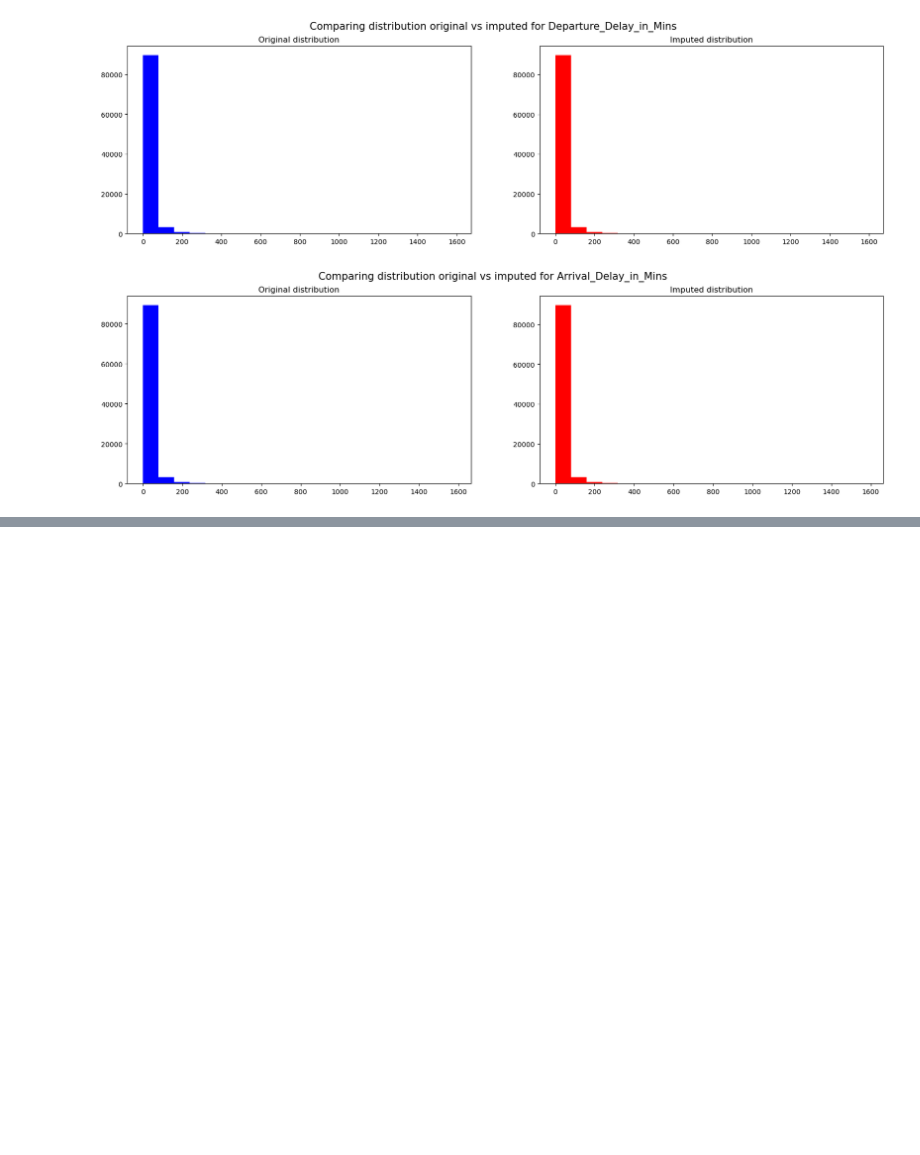
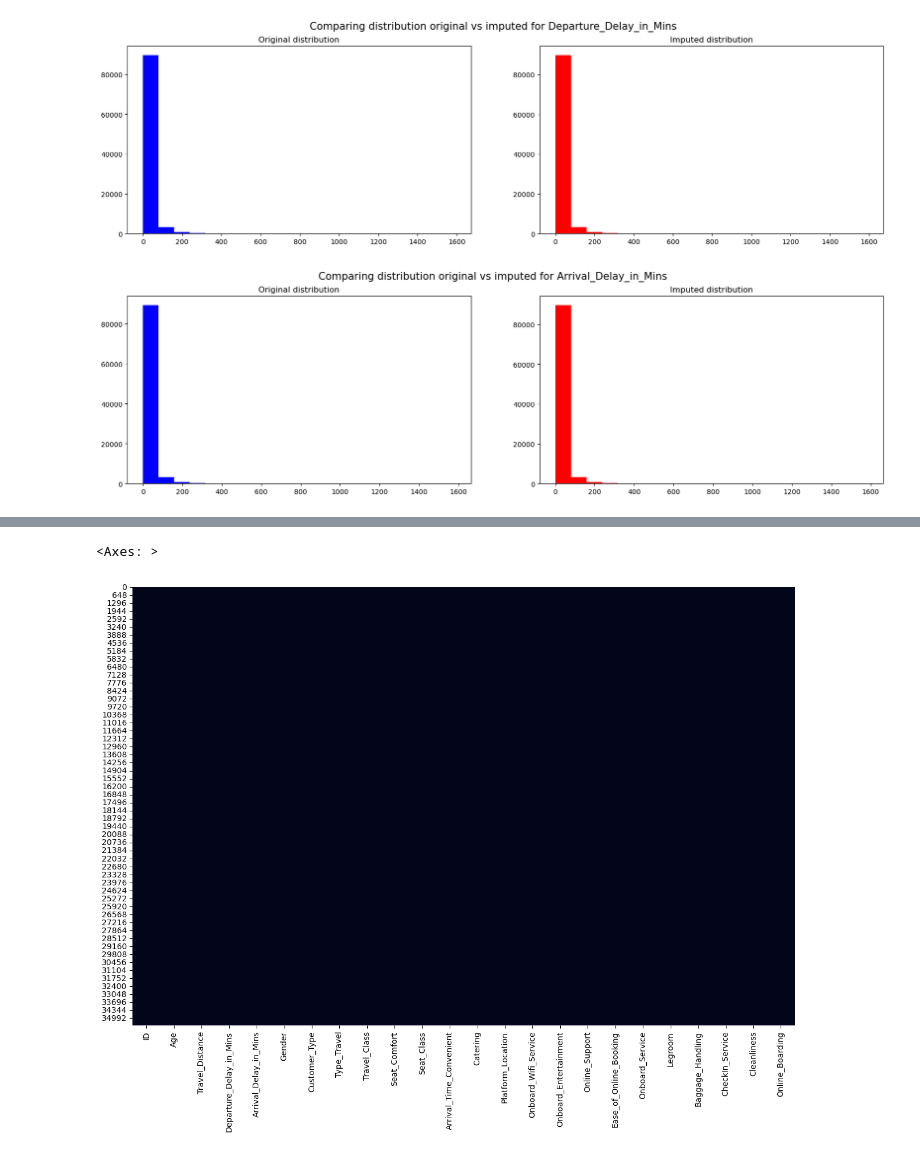
Before and after one commit to contreras-juan/kinki_adsp, a Jupyter notebook: notebooks/0_EDA/1_EDA_dani.ipynb, the cells around one changed output, grey strips where cells are left out. Drawn from its saved outputs; the diff is of its cells as text; code cells hidden in the pictures; blank space fills up the shorter version.

```diff
--- a/notebooks/0_EDA/1_EDA_dani.ipynb
+++ b/notebooks/0_EDA/1_EDA_dani.ipynb
@@ -417,4 +449,9 @@ plot_categorical_distribution(df, mode_imputed_data, categorical_columns_to_plot
 ... (5 outputs left out)
+# %%
+categorical_columns_test = categorical_columns
+categorical_columns_test.remove('Overall_Experience')
 # %%
-imputed_df = pd.merge(mean_imputed_data[['ID'] + numerical_columns], mode_imputed_data[['ID'] + categorical_columns], on='ID')
+imputed_df = pd.merge(mean_imputed_data[['ID', 'Overall_Experience'] + numerical_columns], cat_imputed_data[['ID'] + categorical_columns], on='ID')
+imputed_test_df = pd.merge(mean_imputed_data_test[['ID'] + numerical_columns],
+                           cat_imputed_data_test[['ID'] + categorical_columns_test], on='ID')
 # %%
@@ -442 +499,7 @@ sns.heatmap(imputed_df.isnull(), cbar=False)
+# %%
+plt.figure(figsize=(15, 10))
+sns.heatmap(imputed_test_df.isnull(), cbar=False)
+# %% [output]
+<Axes: >
+[figure, added]
 # %%
```
Also changed, not shown: parts of 13 cells of this notebook.
